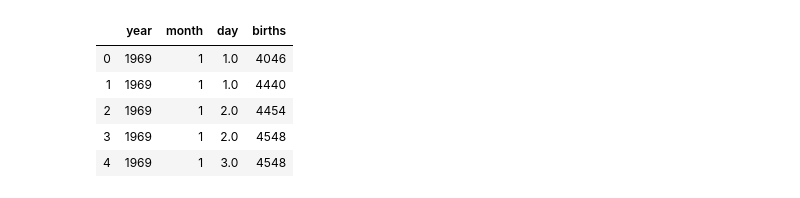
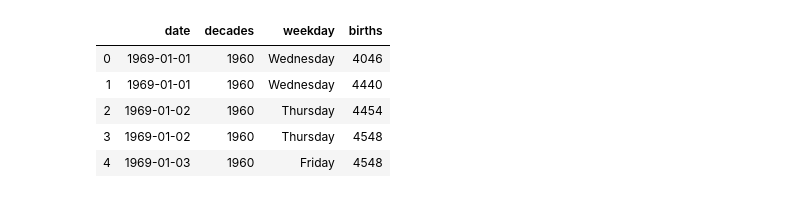
Before and after one commit to ywsyws/OCR_BirthdayCard_Pandas, a Jupyter notebook: Birthday_Card.ipynb, the cells around one changed output. Saved outputs shown, nothing was run; the diff lists cells and outputs as text; code cells hidden in the pictures.

Commit message:
finished Birthday_Card nb

```diff
--- a/Birthday_Card.ipynb
+++ b/Birthday_Card.ipynb
@@ -43,0 +50,6 @@ dtype: int64
+# %%
+# clean up outliners
+df = df[(df.births>1000) & (df.births<100000)]
+plt.figure(figsize=(11,8))
+sns.boxplot(df.births)
+plt.show()
@@ -43,0 +83,8 @@ dtype: int64
+# %%
+# add a date column (datetime object)
+df.insert(0, 'date', pd.to_datetime(df[['year', 'month', 'day']]))
+# add a decade column (1960, 1970 and 1980)
+df.insert(1, 'decades', df.year//10 * 10)
+# add a weekday column for aggregating birth rate later according day of week
+df.insert(2, 'weekday', df.date.dt.day_name())
+df.head()
@@ -44,10 +98,11 @@ dtype: int64
 # %%
-df = df.drop('gender', axis=1)
+# drop useless columns
+df.drop(['year', 'month', 'day', 'gender'], axis=1, inplace=True)
 df.head()
 # %% [output]
-|  | year | month | day | births |
-| 0 | 1969 | 1 | 1.0 | 4046 |
-| 1 | 1969 | 1 | 1.0 | 4440 |
-| 2 | 1969 | 1 | 2.0 | 4454 |
-| 3 | 1969 | 1 | 2.0 | 4548 |
-| 4 | 1969 | 1 | 3.0 | 4548 |
+|  | date | decades | weekday | births |
+| 0 | 1969-01-01 | 1960 | Wednesday | 4046 |
+| 1 | 1969-01-01 | 1960 | Wednesday | 4440 |
+| 2 | 1969-01-02 | 1960 | Thursday | 4454 |
+| 3 | 1969-01-02 | 1960 | Thursday | 4548 |
+| 4 | 1969-01-03 | 1960 | Friday | 4548 |
```
Also changed, not shown: parts of 22 cells of this notebook.
